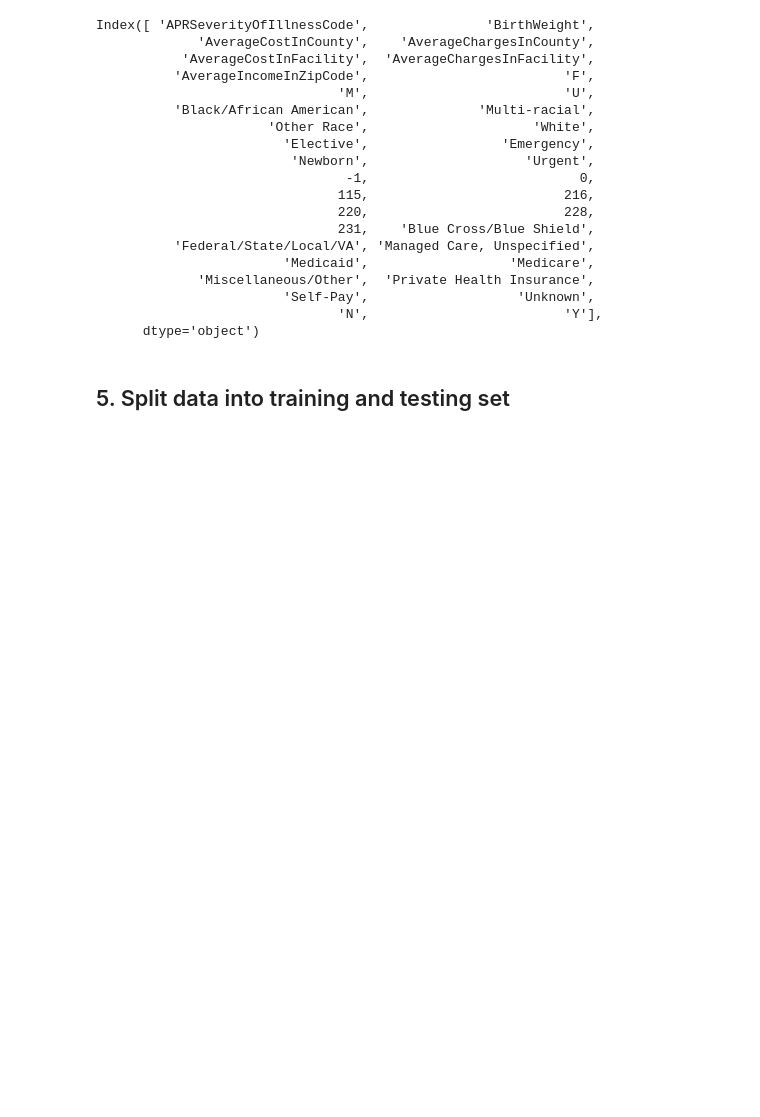
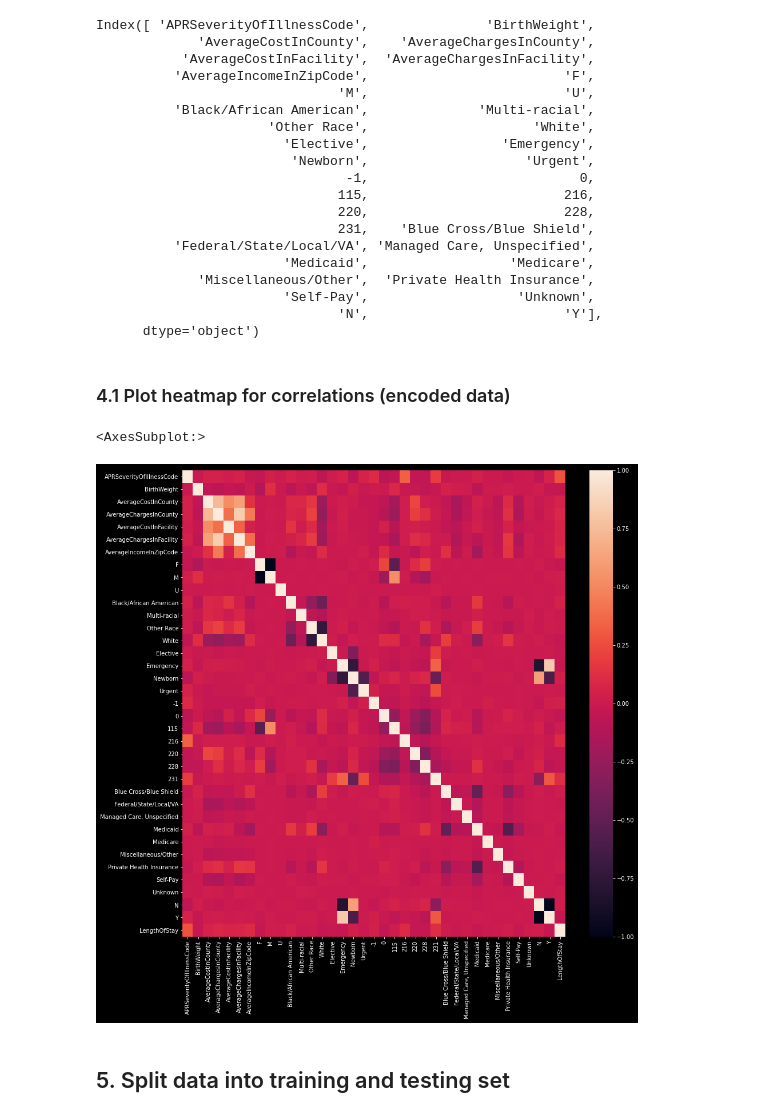
Before and after one commit to pcminh0505/ML, a Jupyter notebook: Asm/ASM1/RMIT_LoS.ipynb, the cells around one changed output. Cells and saved outputs as stored; diff of their text form; code cells hidden in the pictures; blank space fills up the shorter version.

```diff
--- a/Asm/ASM1/RMIT_LoS.ipynb
+++ b/Asm/ASM1/RMIT_LoS.ipynb
@@ -173,6 +198,17 @@ Index([ 'APRSeverityOfIllnessCode',               'BirthWeight',
                         'Self-Pay',                   'Unknown',
                                'N',                         'Y'],
       dtype='object')
+# %% [markdown]
+### 4.1 Plot heatmap for correlations (encoded data)
+# %%
+tmp = pd.concat([X_copy, y], axis=1)
+correlations = tmp.corr()
+fig, ax = plt.subplots(figsize=(15,15))
+
+sns.heatmap(correlations, ax = ax)
+# %% [output]
+<AxesSubplot:>
+[figure, added]
 # %% [markdown]
 ## 5. Split data into training and testing set
 # %% [markdown]
```
Also changed, not shown: parts of 50 cells of this notebook, 4 other files.
